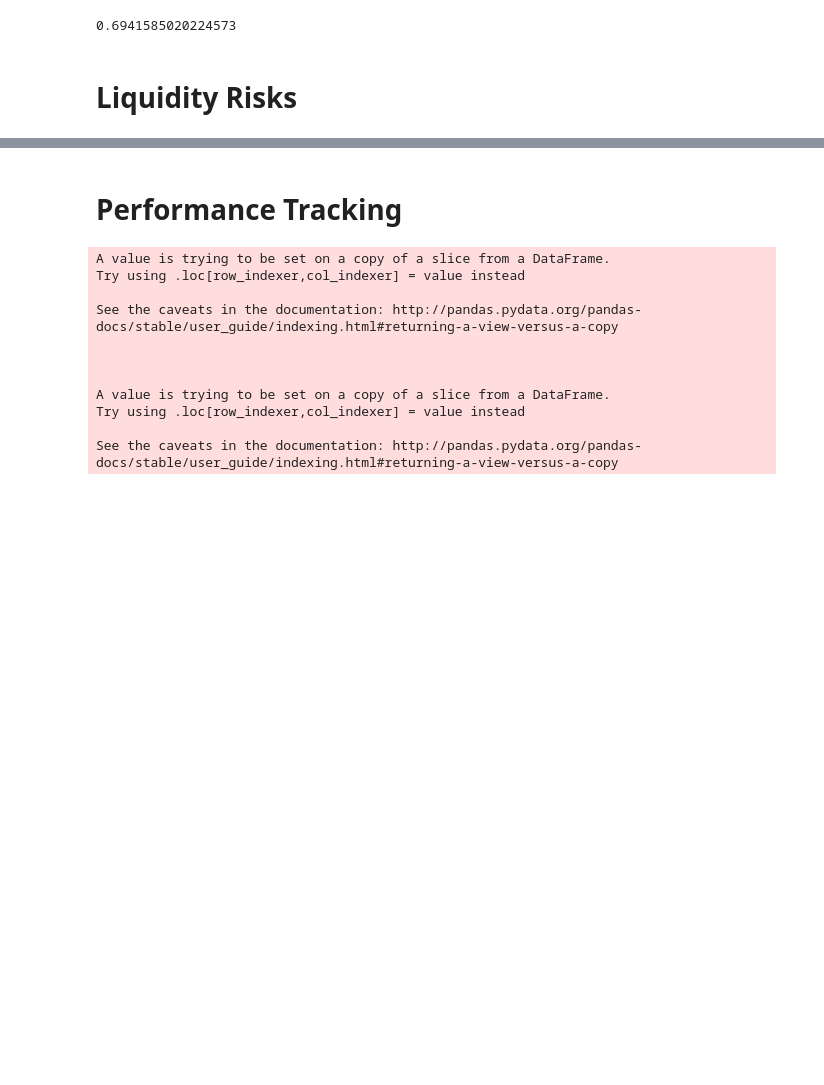
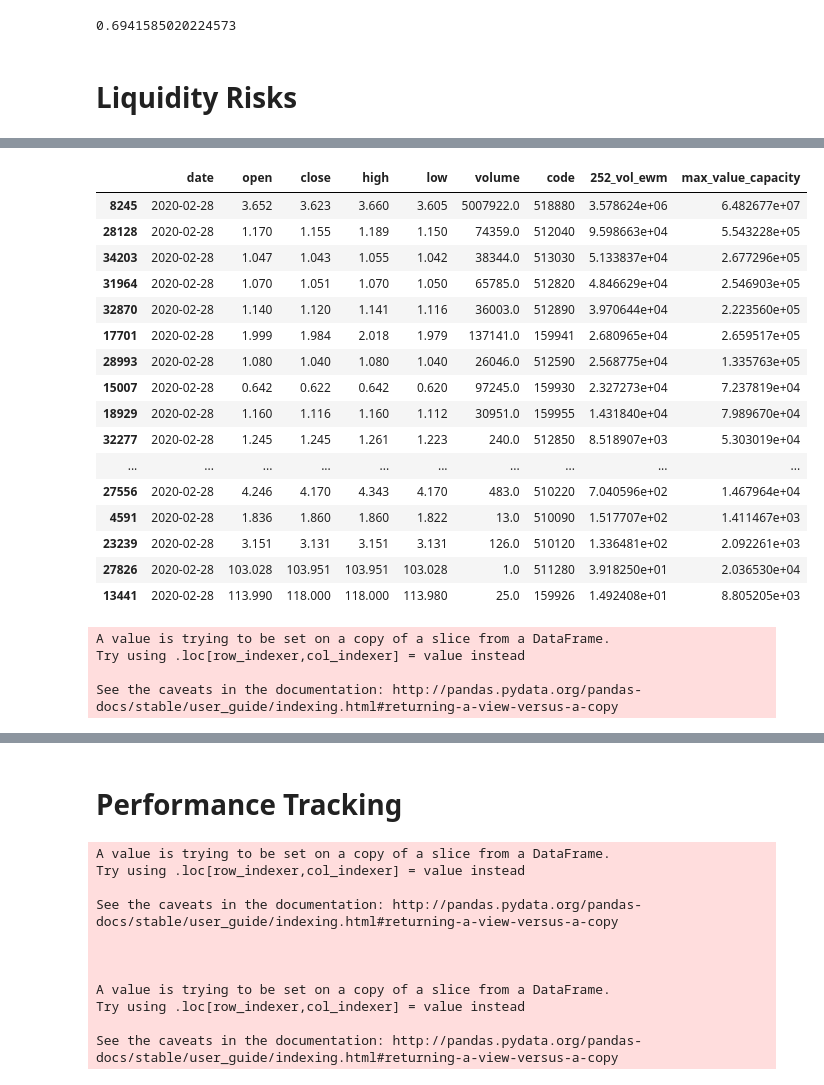
Before and after one commit to bradsun91/brad_public_workspace_mac, a Jupyter notebook: quant_research/SBTV1_Strategy_Daily_Update_20200229_Version.ipynb, the cells around one changed output, grey strips where cells are left out. Drawn from its saved outputs; the diff is of its cells as text; code cells hidden in the pictures; blank space fills up the shorter version.

```diff
--- a/quant_research/SBTV1_Strategy_Daily_Update_20200229_Version.ipynb
+++ b/quant_research/SBTV1_Strategy_Daily_Update_20200229_Version.ipynb
@@ -710,7 +710,7 @@ plt.title("Correlation Heatmap on Current Positions' Returns", fontsize = 20);
 # %% [output]
 [figure]
 # %%
-tgt_position_tickers = list(signal_df[signal_df['TYPE_y']=="TARGET"]['code'])
+tgt_position_tickers = list(signal_df[signal_df['TYPE_y']=="TARGET"]['code'].astype(str))
 # %% [markdown]
 Use a mask to plot only part of a matrix
 http://www.pianshen.com/article/975899613/
@@ -978,0 +992,31 @@ potential_pos_df
+# %%
+last_date_tgt_pos_vol_added_df.sort_values('252_vol_ewm', ascending=False)
+# %% [output]
+|  | date | open | close | high | low | volume | code | 252_vol_ewm | max_value_capacity |
+| 8245 | 2020-02-28 | 3.652 | 3.623 | 3.660 | 3.605 | 5007922.0 | 518880 | 3.578624e+06 | 6.482677e+07 |
+| 28128 | 2020-02-28 | 1.170 | 1.155 | 1.189 | 1.150 | 74359.0 | 512040 | 9.598663e+04 | 5.543228e+05 |
+| 34203 | 2020-02-28 | 1.047 | 1.043 | 1.055 | 1.042 | 38344.0 | 513030 | 5.133837e+04 | 2.677296e+05 |
+| 31964 | 2020-02-28 | 1.070 | 1.051 | 1.070 | 1.050 | 65785.0 | 512820 | 4.846629e+04 | 2.546903e+05 |
+| 32870 | 2020-02-28 | 1.140 | 1.120 | 1.141 | 1.116 | 36003.0 | 512890 | 3.970644e+04 | 2.223560e+05 |
+| 17701 | 2020-02-28 | 1.999 | 1.984 | 2.018 | 1.979 | 137141.0 | 159941 | 2.680965e+04 | 2.659517e+05 |
+| 28993 | 2020-02-28 | 1.080 | 1.040 | 1.080 | 1.040 | 26046.0 | 512590 | 2.568775e+04 | 1.335763e+05 |
+| 15007 | 2020-02-28 | 0.642 | 0.622 | 0.642 | 0.620 | 97245.0 | 159930 | 2.327273e+04 | 7.237819e+04 |
+| 18929 | 2020-02-28 | 1.160 | 1.116 | 1.160 | 1.112 | 30951.0 | 159955 | 1.431840e+04 | 7.989670e+04 |
+| 32277 | 2020-02-28 | 1.245 | 1.245 | 1.261 | 1.223 | 240.0 | 512850 | 8.518907e+03 | 5.303019e+04 |
+| ... | ... | ... | ... | ... | ... | ... | ... | ... | ... |
+| 27556 | 2020-02-28 | 4.246 | 4.170 | 4.343 | 4.170 | 483.0 | 510220 | 7.040596e+02 | 1.467964e+04 |
+| 4591 | 2020-02-28 | 1.836 | 1.860 | 1.860 | 1.822 | 13.0 | 510090 | 1.517707e+02 | 1.411467e+03 |
+| 23239 | 2020-02-28 | 3.151 | 3.131 | 3.151 | 3.131 | 126.0 | 510120 | 1.336481e+02 | 2.092261e+03 |
+| 27826 | 2020-02-28 | 103.028 | 103.951 | 103.951 | 103.028 | 1.0 | 511280 | 3.918250e+01 | 2.036530e+04 |
+| 13441 | 2020-02-28 | 113.990 | 118.000 | 118.000 | 113.980 | 25.0 | 159926 | 1.492408e+01 | 8.805205e+03 |
+# %%
+df_wts_copy = df_wts.copy()
+df_wts_copy.columns = ['code','weights']
+last_date_tgt_pos_vol_added_df['code'] = last_date_tgt_pos_vol_added_df['code'].astype(str)
+liquidity_df = last_date_tgt_pos_vol_added_df.merge(df_wts_copy, on = "code")
+max_weight = liquidity_df['weights'].max()
+# %% [output]
+A value is trying to be set on a copy of a slice from a DataFrame.
+Try using .loc[row_indexer,col_indexer] = value instead
+
+See the caveats in the documentation: http://pandas.pydata.org/pandas-docs/stable/user_guide/indexing.html#returning-a-view-versus-a-copy
```
Also changed, not shown: parts of 12 cells of this notebook, 1 other file.
